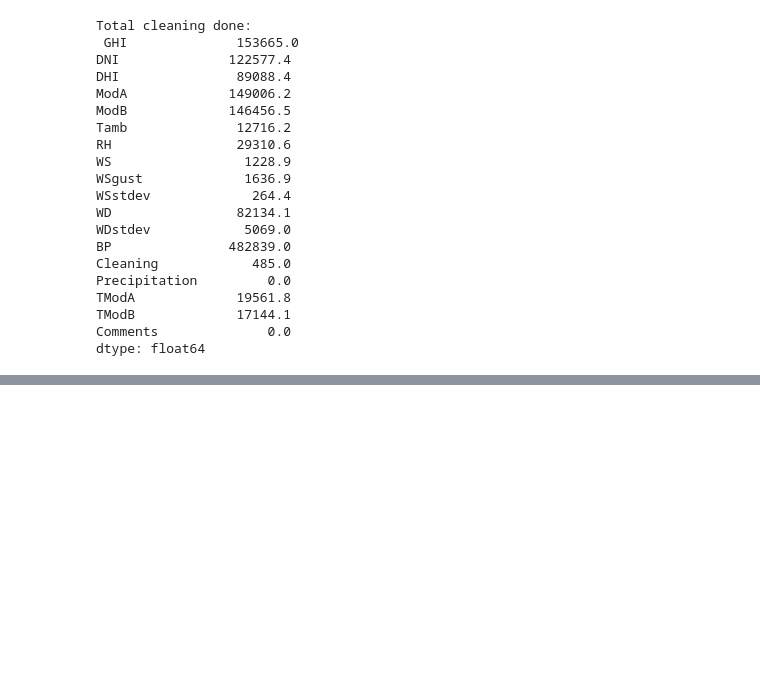
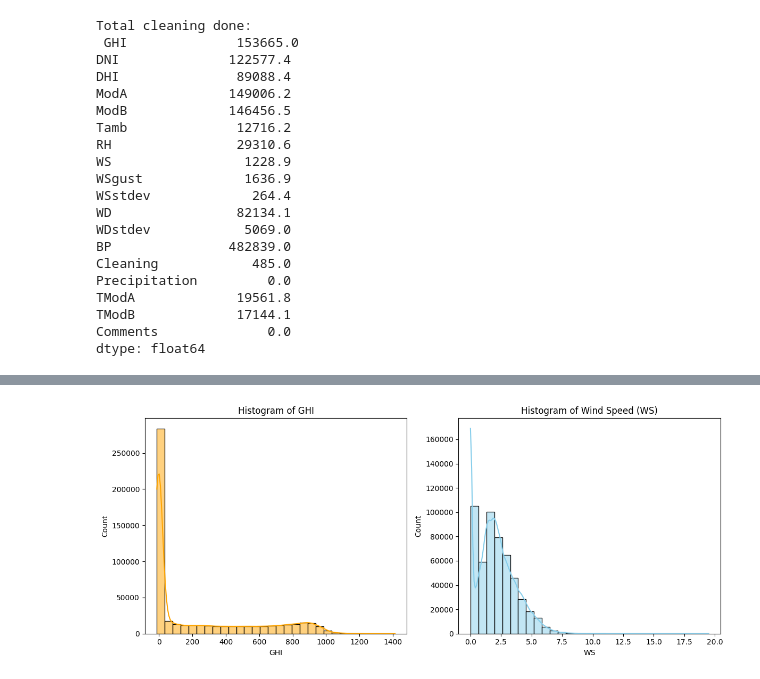
Before and after one commit to MulatYazew/solar-challenge-week1, a Jupyter notebook: Notebook/benin-eda.ipynb, the cells around one changed output, grey strips where cells are left out. Saved outputs shown, nothing was run; the diff lists cells and outputs as text; code cells hidden in the pictures; blank space fills up the shorter version.

```diff
--- a/Notebook/benin-eda.ipynb
+++ b/Notebook/benin-eda.ipynb
@@ -312,0 +365,19 @@ dtype: float64
+# %%
+# Drop NaNs if needed
+df_hist = df[['GHI', 'WS']].dropna()
+
+# Histogram for GHI
+plt.figure(figsize=(12, 5))
+plt.subplot(1, 2, 1)
+sns.histplot(df_hist['GHI'], bins=30, kde=True, color='orange')
+plt.title("Histogram of GHI")
+
+# Histogram for WS
+plt.subplot(1, 2, 2)
+sns.histplot(df_hist['WS'], bins=30, kde=True, color='skyblue')
+plt.title("Histogram of Wind Speed (WS)")
+
+plt.tight_layout()
+plt.show()
+# %% [output]
+[figure, added]
```
Also changed, not shown: parts of 5 cells of this notebook.
